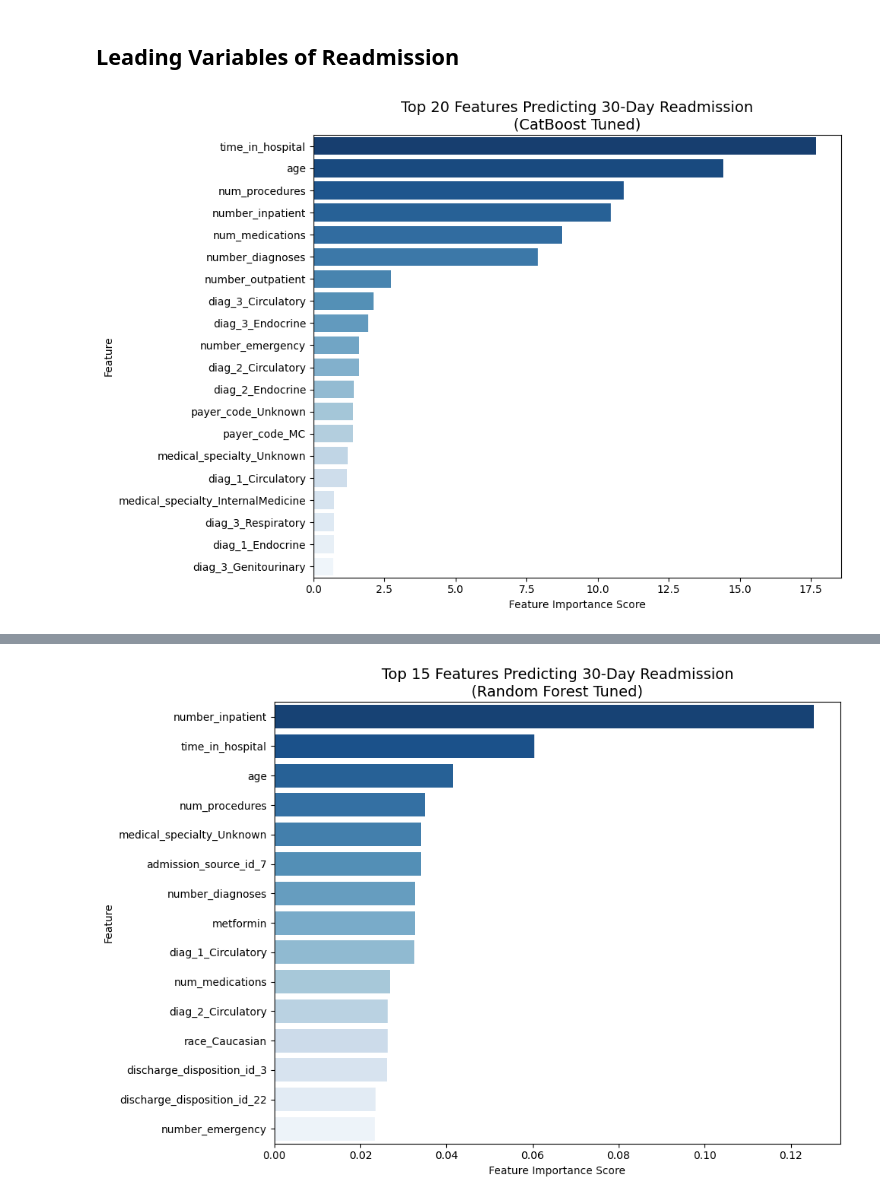
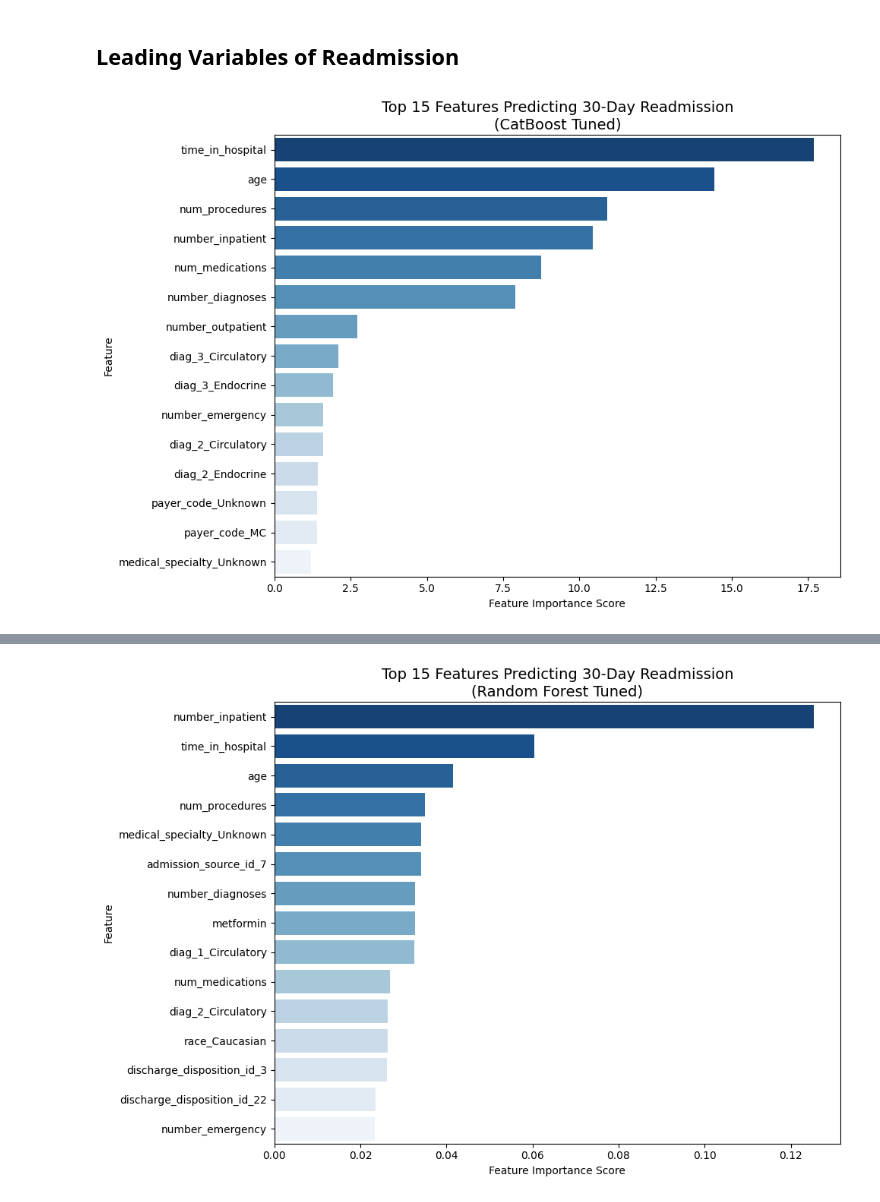
Before and after one commit to xiaohongchen01/diabetes_readmission_prediction, a Jupyter notebook: df_with_payer_models.ipynb, the cells around one changed output, grey strips where cells are left out. Saved outputs shown, nothing was run; the diff lists cells and outputs as text; code cells hidden in the pictures.

```diff
--- a/df_with_payer_models.ipynb
+++ b/df_with_payer_models.ipynb
@@ -860,17 +860,17 @@ actionable choice for a 30-day readmission prediction tool.
 # %%
 feat_imp = pd.DataFrame({
     'feature': x_train.columns,
     'importance': catb_random.best_estimator_.feature_importances_
-}).sort_values('importance', ascending=False).head(20)
+}).sort_values('importance', ascending=False).head(15)
 
 plt.figure(figsize=(10, 7))
 sns.barplot(data=feat_imp, x='importance', y='feature', palette='Blues_r')
-plt.title('Top 20 Features Predicting 30-Day Readmission\n(CatBoost Tuned)', fontsize=14)
+plt.title('Top 15 Features Predicting 30-Day Readmission\n(CatBoost Tuned)', fontsize=14)
 plt.xlabel('Feature Importance Score')
 plt.ylabel('Feature')
 plt.tight_layout()
 plt.show()
 
 print(feat_imp.to_string(index=False))
 # %% [output]
-[figure, old version]
+[figure, new version]
```
Also changed, not shown: parts of 2 cells of this notebook, 4 other files.
